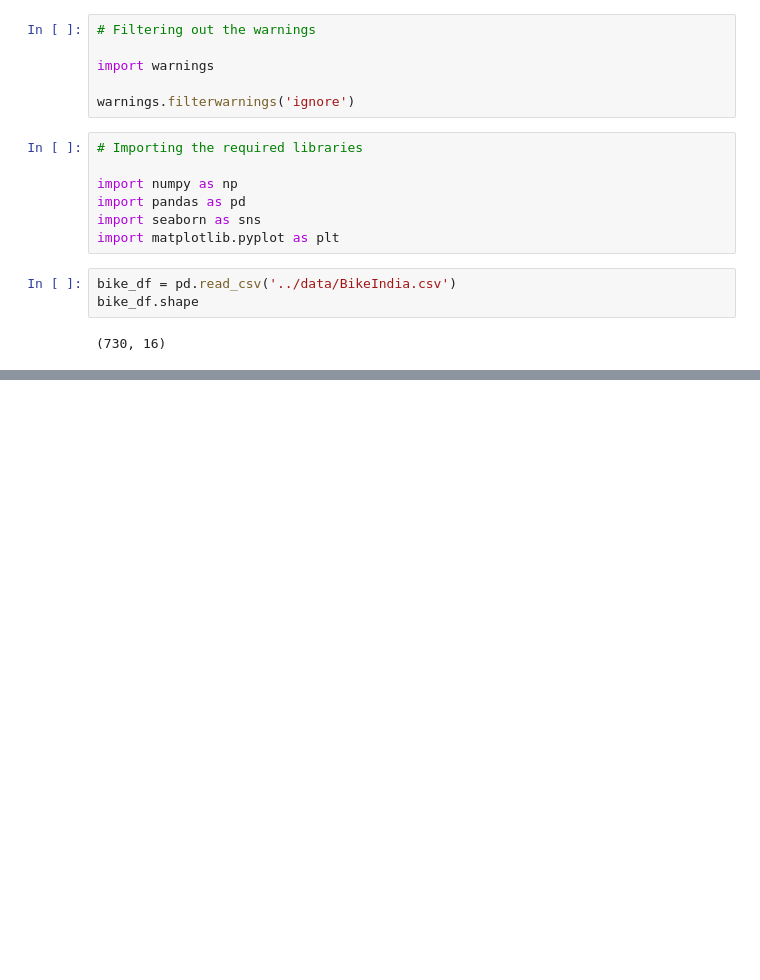
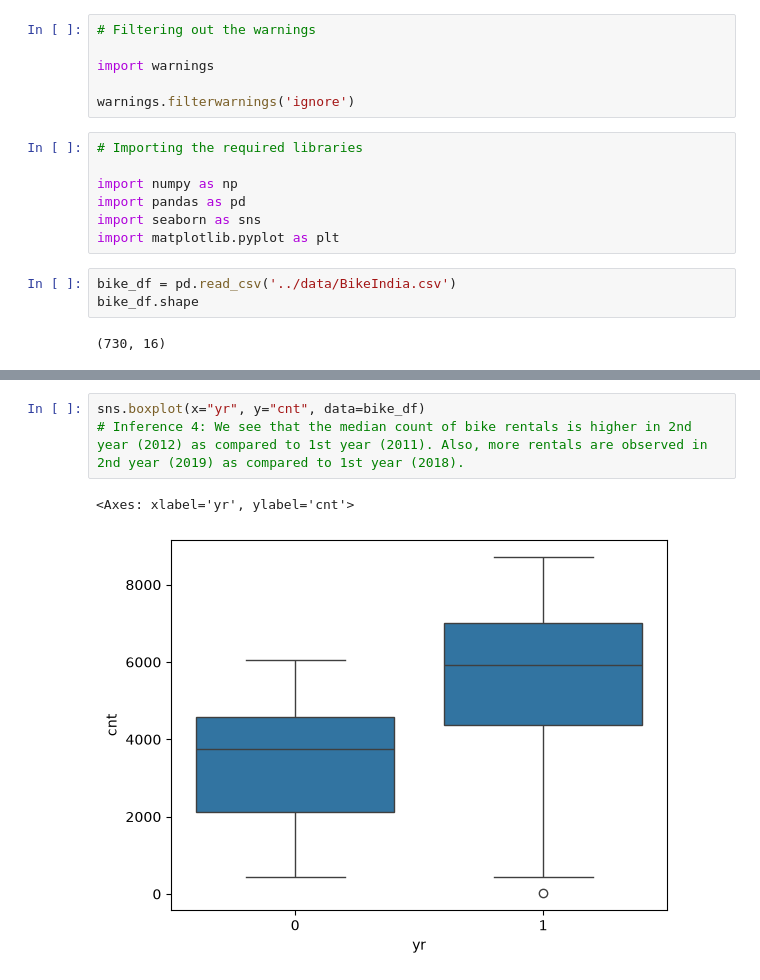
Before and after one commit to purnima928/LogicMojo-AI-ML-June26-Purnima928, a Jupyter notebook: notebooks/bike_rental.ipynb, the cells around one changed output, grey strips where cells are left out. Drawn from its saved outputs; the diff is of its cells as text; blank space fills up the shorter version.

```diff
--- a/notebooks/bike_rental.ipynb
+++ b/notebooks/bike_rental.ipynb
@@ -66,0 +105,6 @@ audit_df
+# %%
+sns.boxplot(x="yr", y="cnt", data=bike_df)
+# Inference 4: We see that the median count of bike rentals is higher in 2nd year (2012) as compared to 1st year (2011). Also, more rentals are observed in 2nd year (2019) as compared to 1st year (2018).
+# %% [output]
+<Axes: xlabel='yr', ylabel='cnt'>
+[figure, added]
```
Also changed, not shown: parts of 42 cells of this notebook.
